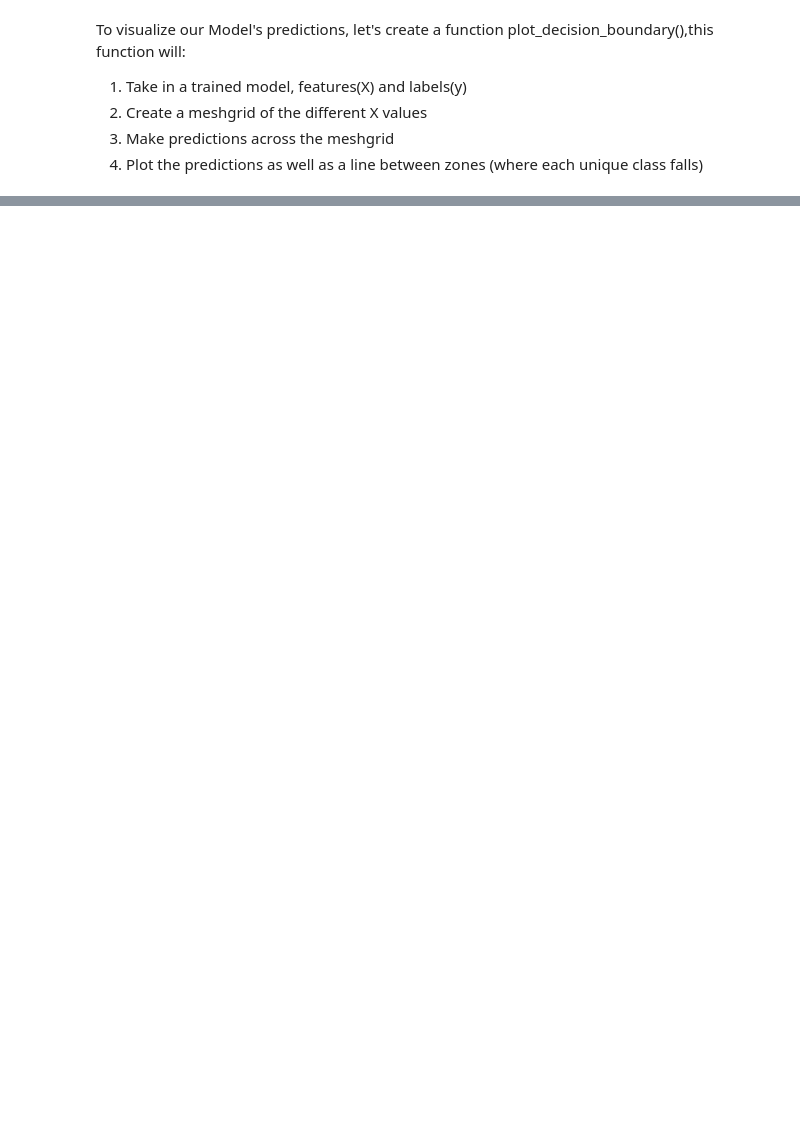
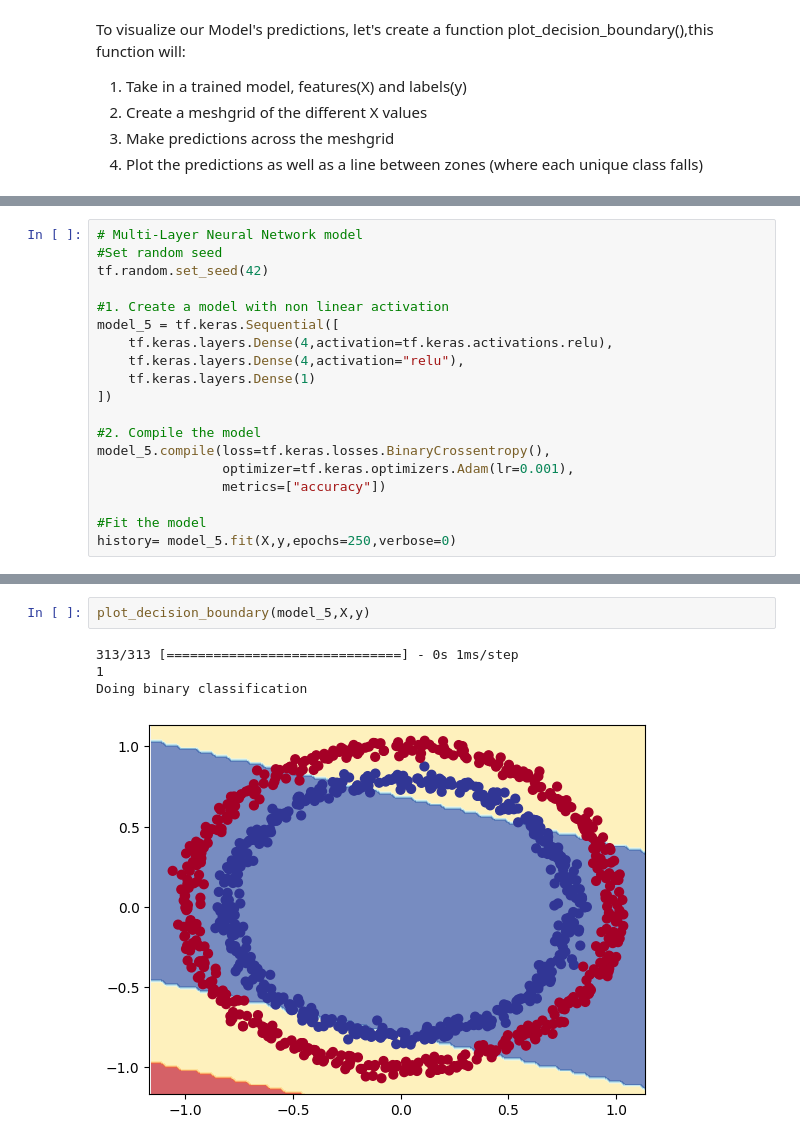
Before and after one commit to Shanu-Mathew/Tensorflow-Notes, a Jupyter notebook: Neural_Network_Classification.ipynb, the cells around one changed output, grey strips where cells are left out. Cells and saved outputs as stored; diff of their text form; blank space fills up the shorter version.

```diff
--- a/Neural_Network_Classification.ipynb
+++ b/Neural_Network_Classification.ipynb
@@ -218,0 +283,19 @@ def plot_decision_boundary(model,X,y):
+# %%
+# Multi-Layer Neural Network model
+#Set random seed
+tf.random.set_seed(42)
+
+#1. Create a model with non linear activation
+model_5 = tf.keras.Sequential([
+    tf.keras.layers.Dense(4,activation=tf.keras.activations.relu),
+    tf.keras.layers.Dense(4,activation="relu"),
+    tf.keras.layers.Dense(1)
+])
+
+#2. Compile the model
+model_5.compile(loss=tf.keras.losses.BinaryCrossentropy(),
+                optimizer=tf.keras.optimizers.Adam(lr=0.001),
+                metrics=["accuracy"])
+
+#Fit the model
+history= model_5.fit(X,y,epochs=250,verbose=0)
@@ -218,0 +309,7 @@ def plot_decision_boundary(model,X,y):
+# %%
+plot_decision_boundary(model_5,X,y)
+# %% [output]
+313/313 [==============================] - 0s 1ms/step
+1
+Doing binary classification
+[figure, added]
```
Also changed, not shown: parts of 41 cells of this notebook.
